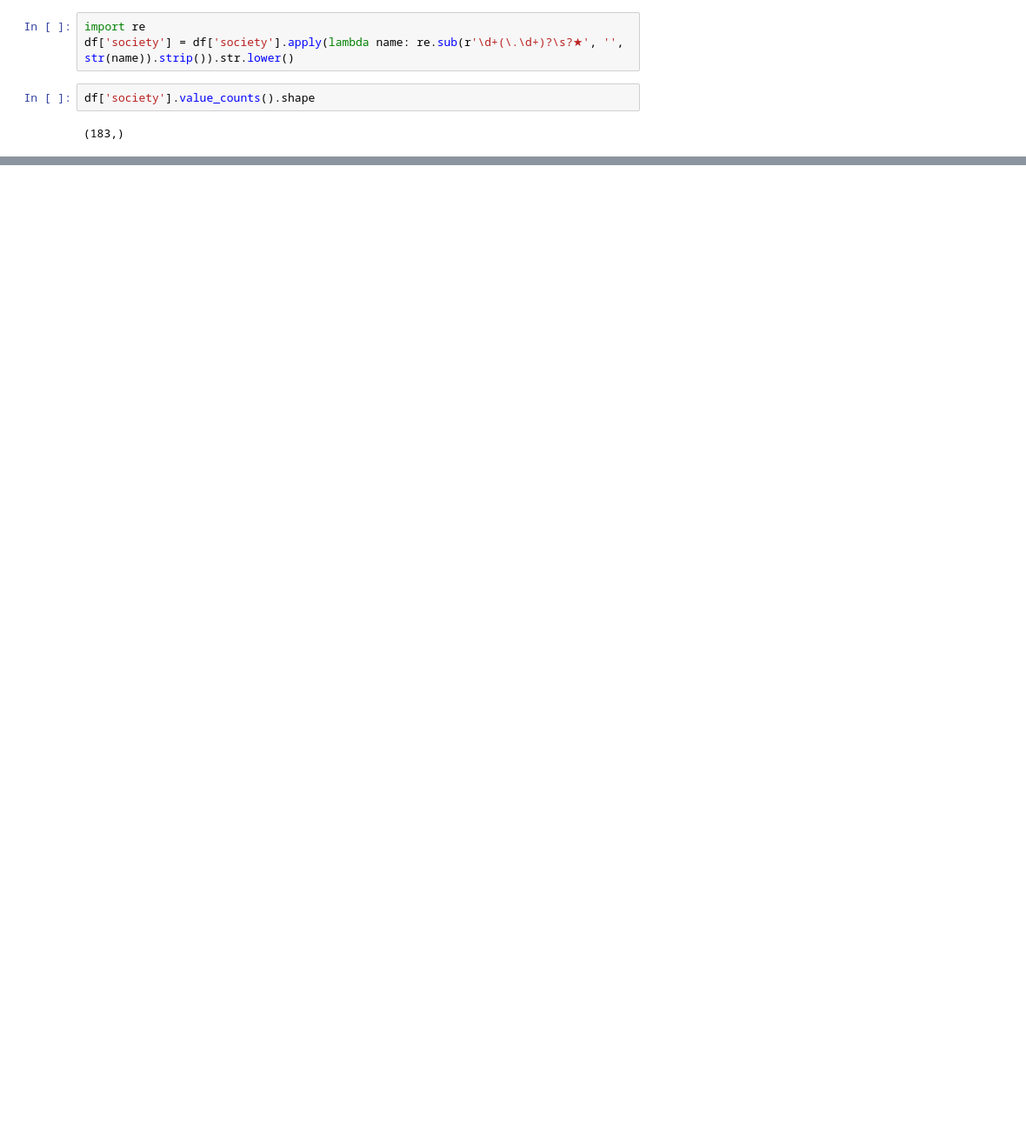
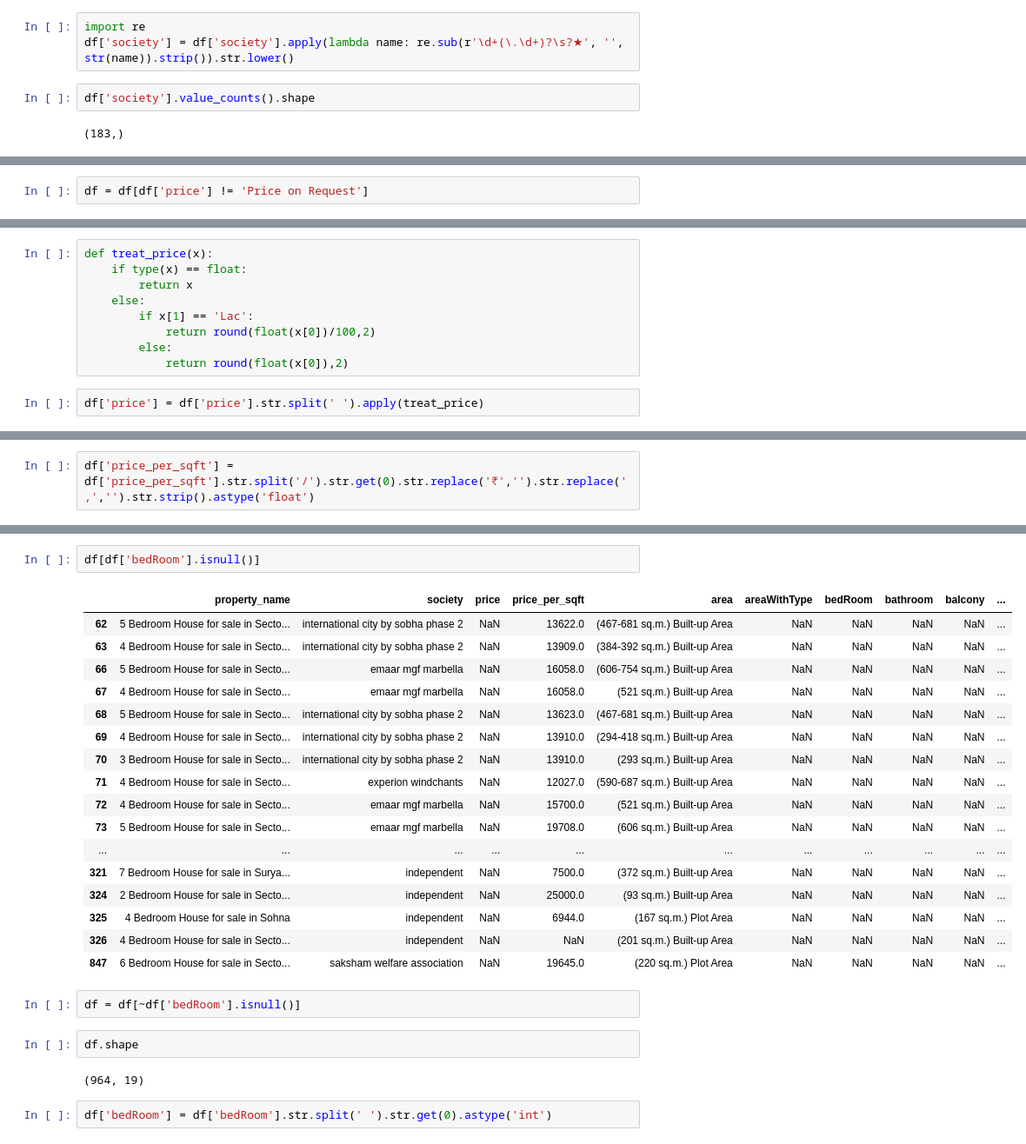
Before and after one commit to mani-a-i/housing_project, a Jupyter notebook: house_clean.ipynb, the cells around one changed output, grey strips where cells are left out. Shown at 87% size. Drawn from its saved outputs; the diff is of its cells as text; blank space fills up the shorter version.

```diff
--- a/house_clean.ipynb
+++ b/house_clean.ipynb
@@ -143,0 +153,2 @@ df.head()
+# %%
+df = df[df['price'] != 'Price on Request']
@@ -143,0 +164,11 @@ df.head()
+# %%
+def treat_price(x):
+    if type(x) == float:
+        return x
+    else:
+        if x[1] == 'Lac':
+            return round(float(x[0])/100,2)
+        else:
+            return round(float(x[0]),2)
+# %%
+df['price'] = df['price'].str.split(' ').apply(treat_price)
@@ -143,0 +200,2 @@ df.head()
+# %%
+df['price_per_sqft'] = df['price_per_sqft'].str.split('/').str.get(0).str.replace('₹','').str.replace(',','').str.strip().astype('float')
@@ -143,0 +232,28 @@ df.head()
+# %%
+df[df['bedRoom'].isnull()]
+# %% [output]
+|  | property_name | society | price | price_per_sqft | area | areaWithType | bedRoom | bathroom | balcony | ... |
+| 62 | 5 Bedroom House for sale in Secto... | international city by sobha phase 2 | NaN | 13622.0 | (467-681 sq.m.) Built-up Area | NaN | NaN | NaN | NaN | ... |
+| 63 | 4 Bedroom House for sale in Secto... | international city by sobha phase 2 | NaN | 13909.0 | (384-392 sq.m.) Built-up Area | NaN | NaN | NaN | NaN | ... |
+| 66 | 5 Bedroom House for sale in Secto... | emaar mgf marbella | NaN | 16058.0 | (606-754 sq.m.) Built-up Area | NaN | NaN | NaN | NaN | ... |
+| 67 | 4 Bedroom House for sale in Secto... | emaar mgf marbella | NaN | 16058.0 | (521 sq.m.) Built-up Area | NaN | NaN | NaN | NaN | ... |
+| 68 | 5 Bedroom House for sale in Secto... | international city by sobha phase 2 | NaN | 13623.0 | (467-681 sq.m.) Built-up Area | NaN | NaN | NaN | NaN | ... |
+| 69 | 4 Bedroom House for sale in Secto... | international city by sobha phase 2 | NaN | 13910.0 | (294-418 sq.m.) Built-up Area | NaN | NaN | NaN | NaN | ... |
+| 70 | 3 Bedroom House for sale in Secto... | international city by sobha phase 2 | NaN | 13910.0 | (293 sq.m.) Built-up Area | NaN | NaN | NaN | NaN | ... |
+| 71 | 4 Bedroom House for sale in Secto... | experion windchants | NaN | 12027.0 | (590-687 sq.m.) Built-up Area | NaN | NaN | NaN | NaN | ... |
+| 72 | 4 Bedroom House for sale in Secto... | emaar mgf marbella | NaN | 15700.0 | (521 sq.m.) Built-up Area | NaN | NaN | NaN | NaN | ... |
+| 73 | 5 Bedroom House for sale in Secto... | emaar mgf marbella | NaN | 19708.0 | (606 sq.m.) Built-up Area | NaN | NaN | NaN | NaN | ... |
+| ... | ... | ... | ... | ... | ... | ... | ... | ... | ... | ... |
+| 321 | 7 Bedroom House for sale in Surya... | independent | NaN | 7500.0 | (372 sq.m.) Built-up Area | NaN | NaN | NaN | NaN | ... |
+| 324 | 2 Bedroom House for sale in Secto... | independent | NaN | 25000.0 | (93 sq.m.) Built-up Area | NaN | NaN | NaN | NaN | ... |
+| 325 | 4 Bedroom House for sale in Sohna | independent | NaN | 6944.0 | (167 sq.m.) Plot Area | NaN | NaN | NaN | NaN | ... |
+| 326 | 4 Bedroom House for sale in Secto... | independent | NaN | NaN | (201 sq.m.) Built-up Area | NaN | NaN | NaN | NaN | ... |
+| 847 | 6 Bedroom House for sale in Secto... | saksham welfare association | NaN | 19645.0 | (220 sq.m.) Plot Area | NaN | NaN | NaN | NaN | ... |
+# %%
+df = df[~df['bedRoom'].isnull()]
+# %%
+df.shape
+# %% [output]
+(964, 19)
+# %%
+df['bedRoom'] = df['bedRoom'].str.split(' ').str.get(0).astype('int')
```
Also changed, not shown: parts of 47 cells of this notebook.
